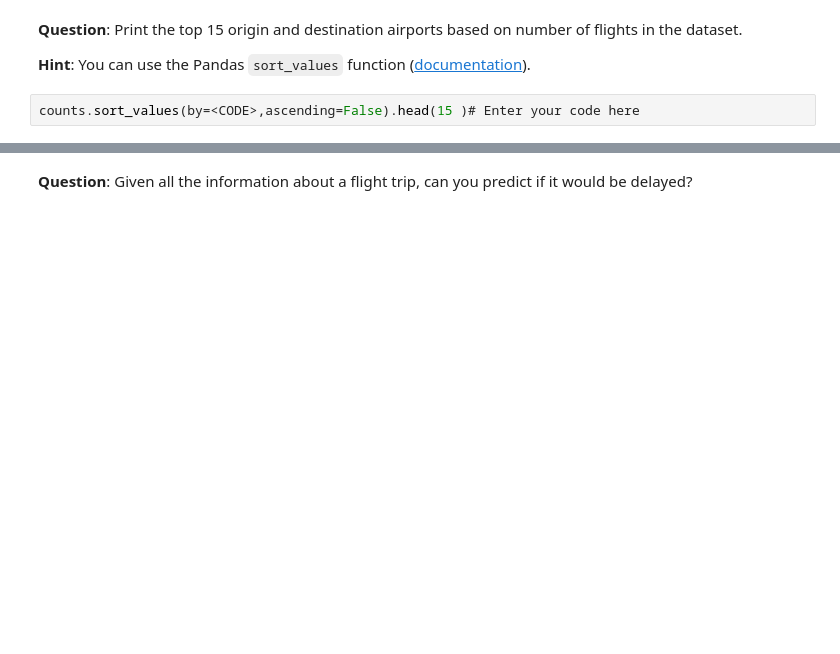
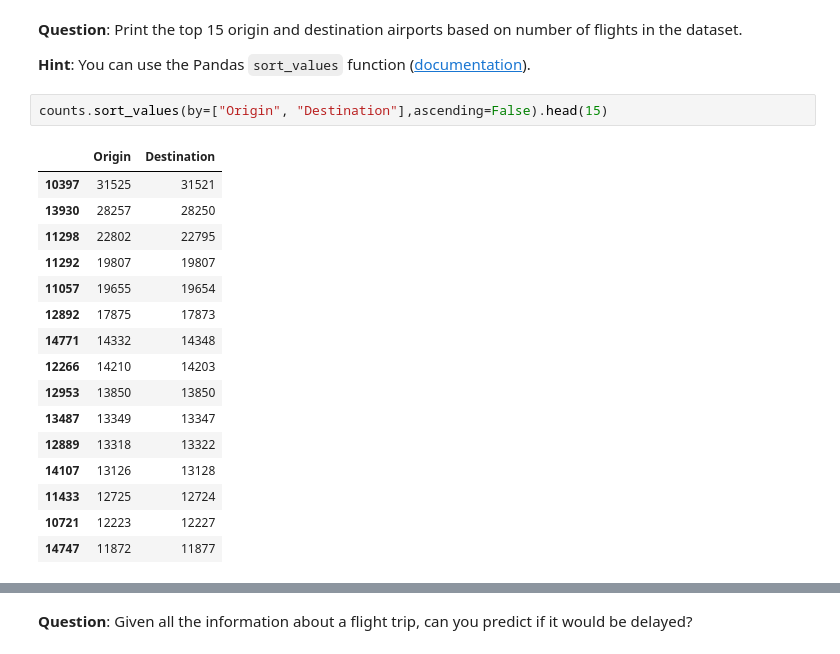
Before and after one commit to Adnan525/flight_delay_prediction, a Jupyter notebook: onpremises.ipynb, the cells around one changed output, grey strips where cells are left out. Saved outputs shown, nothing was run; the diff lists cells and outputs as text; blank space fills up the shorter version.

```diff
--- a/onpremises.ipynb
+++ b/onpremises.ipynb
@@ -291,4 +273,21 @@ Name: OriginAirportID, Length: 301, dtype: int64
 
 **Hint**: You can use the Pandas `sort_values` function ([documentation](https://pandas.pydata.org/pandas-docs/stable/reference/api/pandas.DataFrame.sort_values.html)).
 # %%
-counts.sort_values(by=<CODE>,ascending=False).head(15 )# Enter your code here
+counts.sort_values(by=["Origin", "Destination"],ascending=False).head(15)
+# %% [output]
+|  | Origin | Destination |
+| 10397 | 31525 | 31521 |
+| 13930 | 28257 | 28250 |
+| 11298 | 22802 | 22795 |
+| 11292 | 19807 | 19807 |
+| 11057 | 19655 | 19654 |
+| 12892 | 17875 | 17873 |
+| 14771 | 14332 | 14348 |
+| 12266 | 14210 | 14203 |
+| 12953 | 13850 | 13850 |
+| 13487 | 13349 | 13347 |
+| 12889 | 13318 | 13322 |
+| 14107 | 13126 | 13128 |
+| 11433 | 12725 | 12724 |
+| 10721 | 12223 | 12227 |
+| 14747 | 11872 | 11877 |
```
Also changed, not shown: parts of 24 cells of this notebook.
